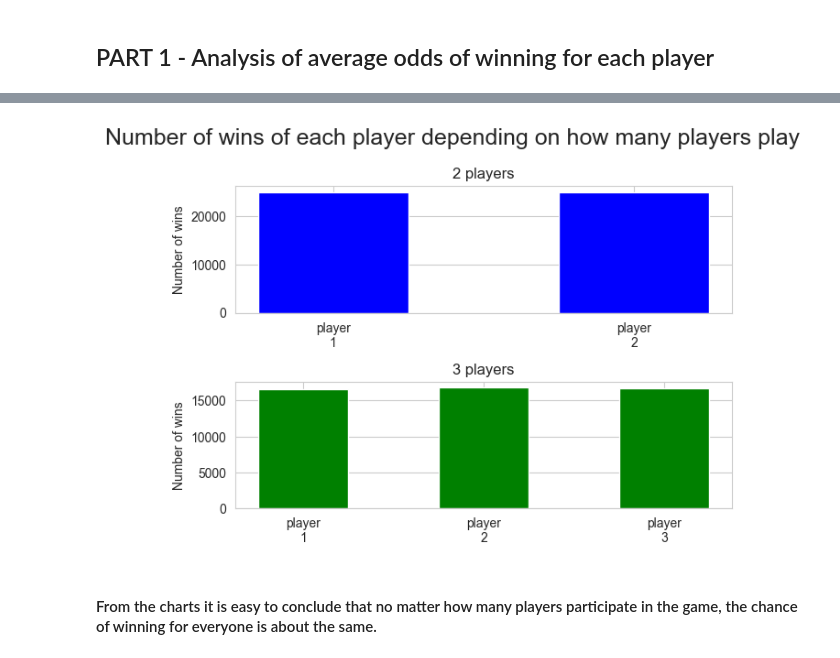
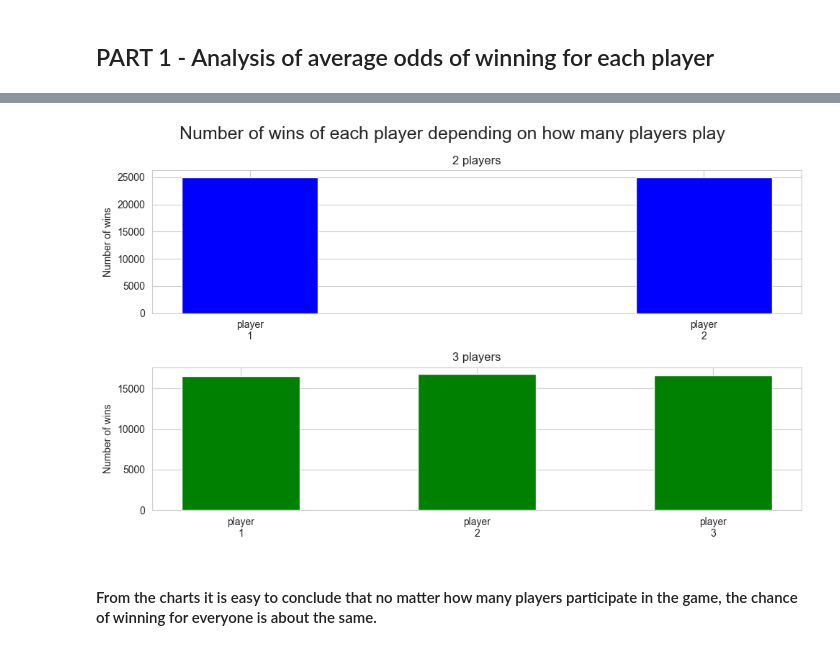
Before and after one commit to AntoniPoszkuta/poker_stats, a Jupyter notebook: wykresy.ipynb, the cells around one changed output, grey strips where cells are left out. Cells and saved outputs as stored; diff of their text form; code cells hidden in the pictures.

```diff
--- a/wykresy.ipynb
+++ b/wykresy.ipynb
@@ -28,19 +30,25 @@ plt.tight_layout()
 # %%
+plt.figure(figsize=(10, 6))
 for i,x in enumerate([2,3]):
     colors = ['blue','green']
     plt.subplot(2,1,i+1)
     with open(f"example_results\\{x}_players_players.csv") as data:
+        if i == 0:
+            wdt = 0.3
+        else:
+            wdt = 0.5
         sns.set_style("whitegrid")
         data = pd.DataFrame(pd.read_csv(data))
         players = np.array([f'player\n{n}' for n in range(1,len(data)+1)])
-        plt.bar(players,data["Number of wins"], color=colors[i], width=0.5)
+
+        plt.bar(players,data["Number of wins"], color=colors[i], width=wdt)
         plt.ylabel("Number of wins")
         plt.title(f"{x} players")
 
 plt.suptitle("Number of wins of each player depending on how many players play",fontsize=18)
 plt.tight_layout()
 # %% [output]
-[figure, old version]
+[figure, new version]
 # %% [markdown]
 #### From the charts it is easy to conclude that no matter how many players participate in the game, the chance of winning for everyone is about the same.
 # %% [markdown]
```
Also changed, not shown: parts of 14 cells of this notebook.
